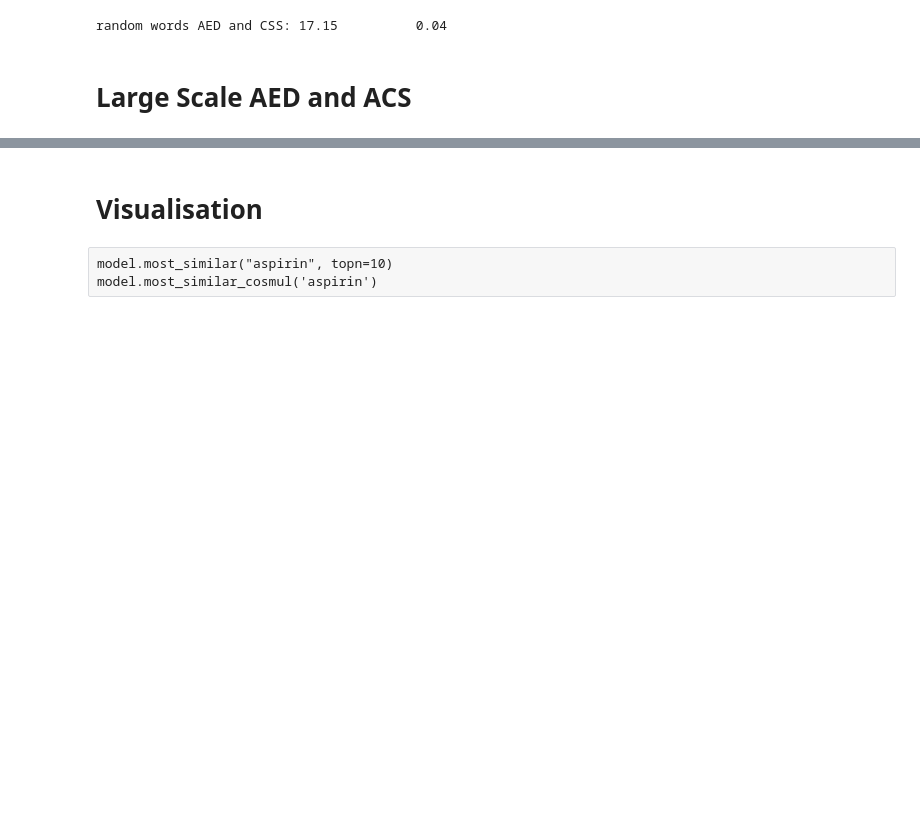
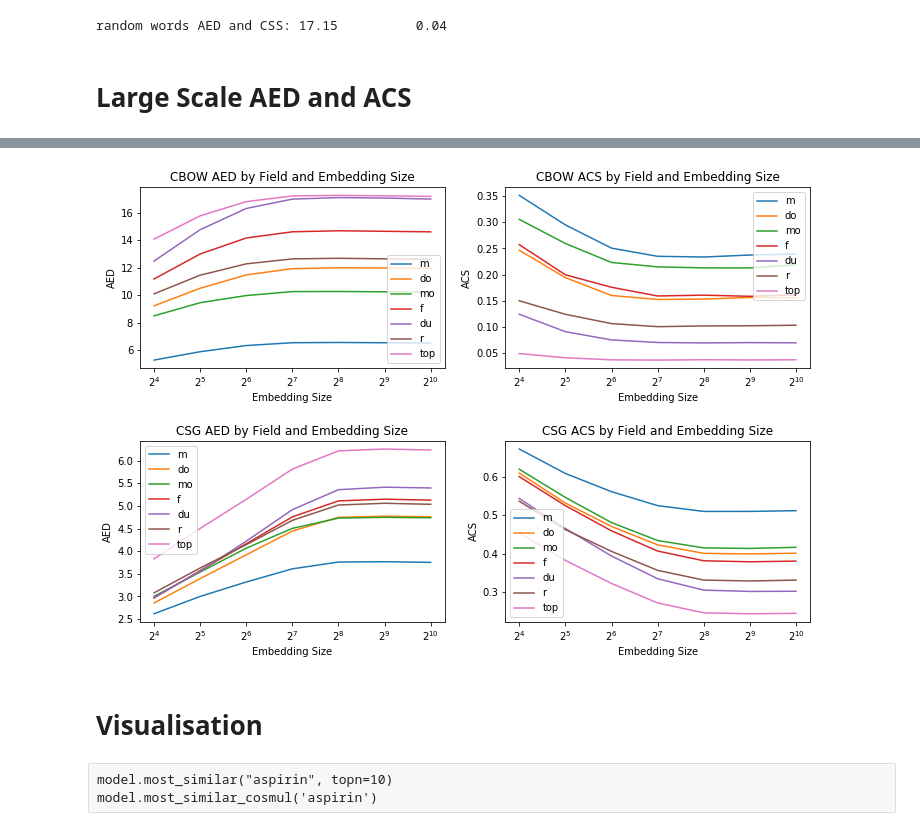
Before and after one commit to goto1991/L2B2-medication-extraction, a Jupyter notebook: Model 1 (Naive).ipynb, the cells around one changed output, grey strips where cells are left out. Drawn from its saved outputs; the diff is of its cells as text; code cells hidden in the pictures; blank space fills up the shorter version.

```diff
--- a/Model 1 (Naive).ipynb
+++ b/Model 1 (Naive).ipynb
@@ -271,3 +229,62 @@ CBOW    16      freq    11.1799 0.2573
+# %%
+from matplotlib import pyplot as plt
+
+fig = plt.figure(figsize=(12, 8))
+plt.subplots_adjust(hspace=0.4)
+plt.subplot(222)
+plt.semilogx(points, averages[0, :, 0, 1], label="m", basex=2)
+plt.semilogx(points, averages[0, :, 1, 1], label="do", basex=2)
+plt.semilogx(points, averages[0, :, 2, 1], label="mo", basex=2)
+plt.semilogx(points, averages[0, :, 3, 1], label="f", basex=2)
+plt.semilogx(points, averages[0, :, 4, 1], label="du", basex=2)
+plt.semilogx(points, averages[0, :, 5, 1], label="r", basex=2)
+plt.semilogx(points, averages[0, :, 6, 1], label="top", basex=2)
+plt.title('CBOW ACS by Field and Embedding Size')
+plt.xlabel("Embedding Size")
+plt.ylabel("ACS")
+plt.legend()
+
+plt.subplot(221)
+plt.semilogx(points, averages[0, :, 0, 0], label="m", basex=2)
+plt.semilogx(points, averages[0, :, 1, 0], label="do", basex=2)
+plt.semilogx(points, averages[0, :, 2, 0], label="mo", basex=2)
+plt.semilogx(points, averages[0, :, 3, 0], label="f", basex=2)
+plt.semilogx(points, averages[0, :, 4, 0], label="du", basex=2)
+plt.semilogx(points, averages[0, :, 5, 0], label="r", basex=2)
+plt.semilogx(points, averages[0, :, 6, 0], label="top", basex=2)
+plt.title('CBOW AED by Field and Embedding Size')
+plt.xlabel("Embedding Size")
+plt.ylabel("AED")
+plt.legend()
+
+plt.subplot(224)
+plt.semilogx(points, averages[1, :, 0, 1], label="m", basex=2)
+plt.semilogx(points, averages[1, :, 1, 1], label="do", basex=2)
+plt.semilogx(points, averages[1, :, 2, 1], label="mo", basex=2)
+plt.semilogx(points, averages[1, :, 3, 1], label="f", basex=2)
+plt.semilogx(points, averages[1, :, 4, 1], label="du", basex=2)
+plt.semilogx(points, averages[1, :, 5, 1], label="r", basex=2)
+plt.semilogx(points, averages[1, :, 6, 1], label="top", basex=2)
+plt.title('CSG ACS by Field and Embedding Size')
+plt.xlabel("Embedding Size")
+plt.ylabel("ACS")
+plt.legend()
+
+plt.subplot(223)
+plt.semilogx(points, averages[1, :, 0, 0], label="m", basex=2)
+plt.semilogx(points, averages[1, :, 1, 0], label="do", basex=2)
+plt.semilogx(points, averages[1, :, 2, 0], label="mo", basex=2)
+plt.semilogx(points, averages[1, :, 3, 0], label="f", basex=2)
+plt.semilogx(points, averages[1, :, 4, 0], label="du", basex=2)
+plt.semilogx(points, averages[1, :, 5, 0], label="r", basex=2)
+plt.semilogx(points, averages[1, :, 6, 0], label="top", basex=2)
+plt.title('CSG AED by Field and Embedding Size')
+plt.xlabel("Embedding Size")
+plt.ylabel("AED")
+plt.legend()
+plt.show()
+# %% [output]
+[figure, added]
 # %% [markdown]
 # Visualisation
 # %%
```
Also changed, not shown: parts of 5 cells of this notebook, 1 other file.
